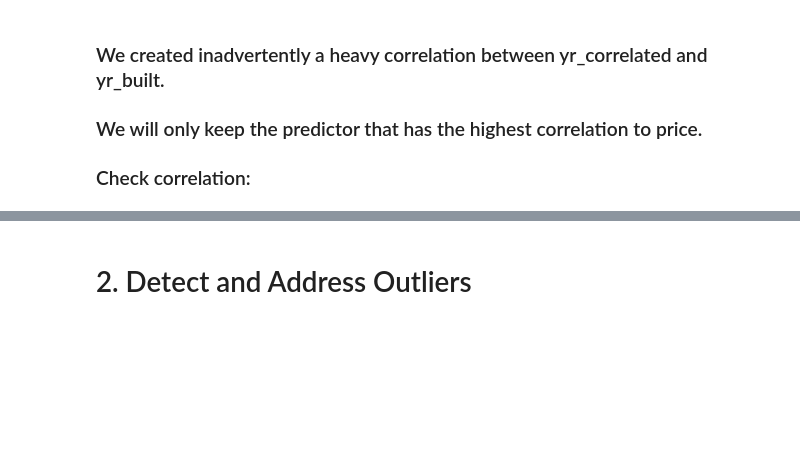
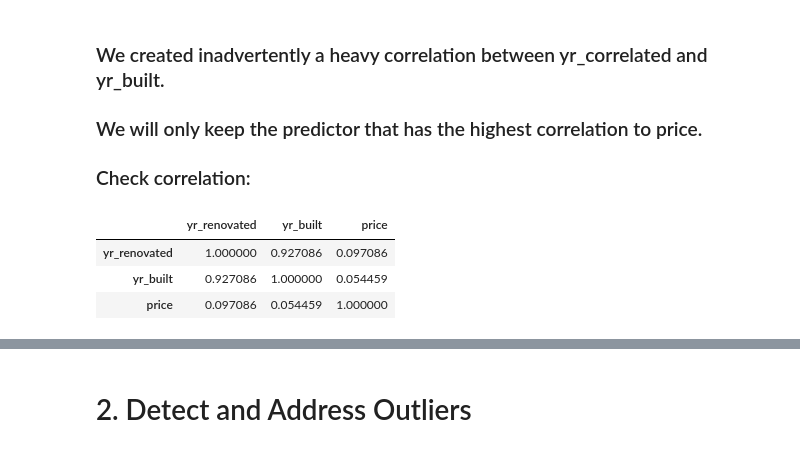
Before and after one commit to poariston/dsc-mod-2-project-v2-1-online-ds-pt-120919, a Jupyter notebook: poariston_FullTrack01.ipynb, the cells around one changed output, grey strips where cells are left out. Cells and saved outputs as stored; diff of their text form; code cells hidden in the pictures; blank space fills up the shorter version.

```diff
--- a/poariston_FullTrack01.ipynb
+++ b/poariston_FullTrack01.ipynb
@@ -369,3 +369,11 @@ Name: yr_renovated, Length: 116, dtype: int64
 ### We created inadvertently a heavy correlation between yr_correlated and yr_built.
 ### We will only keep the predictor that has the highest correlation to price.
 ### Check correlation:
+# %%
+df_check = df[['yr_renovated','yr_built','price']]
+df_check.corr()
+# %% [output]
+|  | yr_renovated | yr_built | price |
+| yr_renovated | 1.000000 | 0.927086 | 0.097086 |
+| yr_built | 0.927086 | 1.000000 | 0.054459 |
+| price | 0.097086 | 0.054459 | 1.000000 |
```
Also changed, not shown: parts of 10 cells of this notebook.
